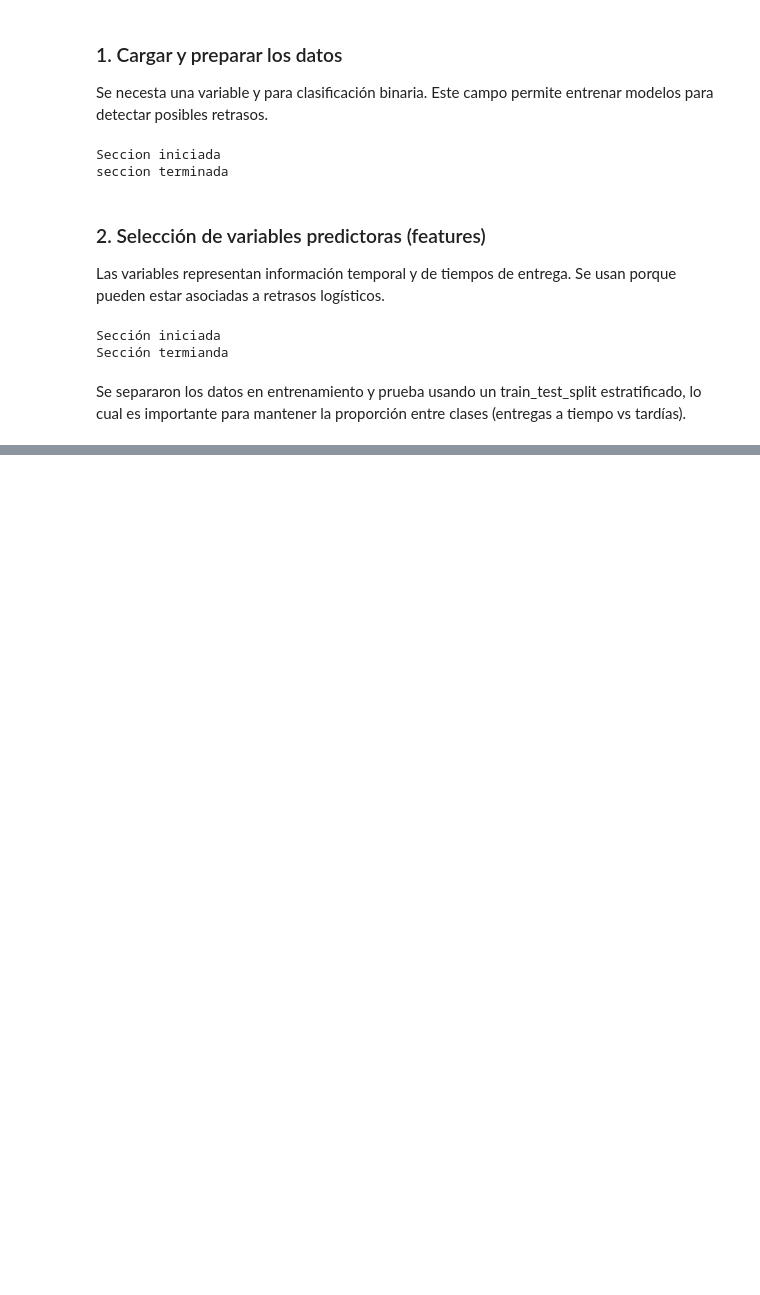
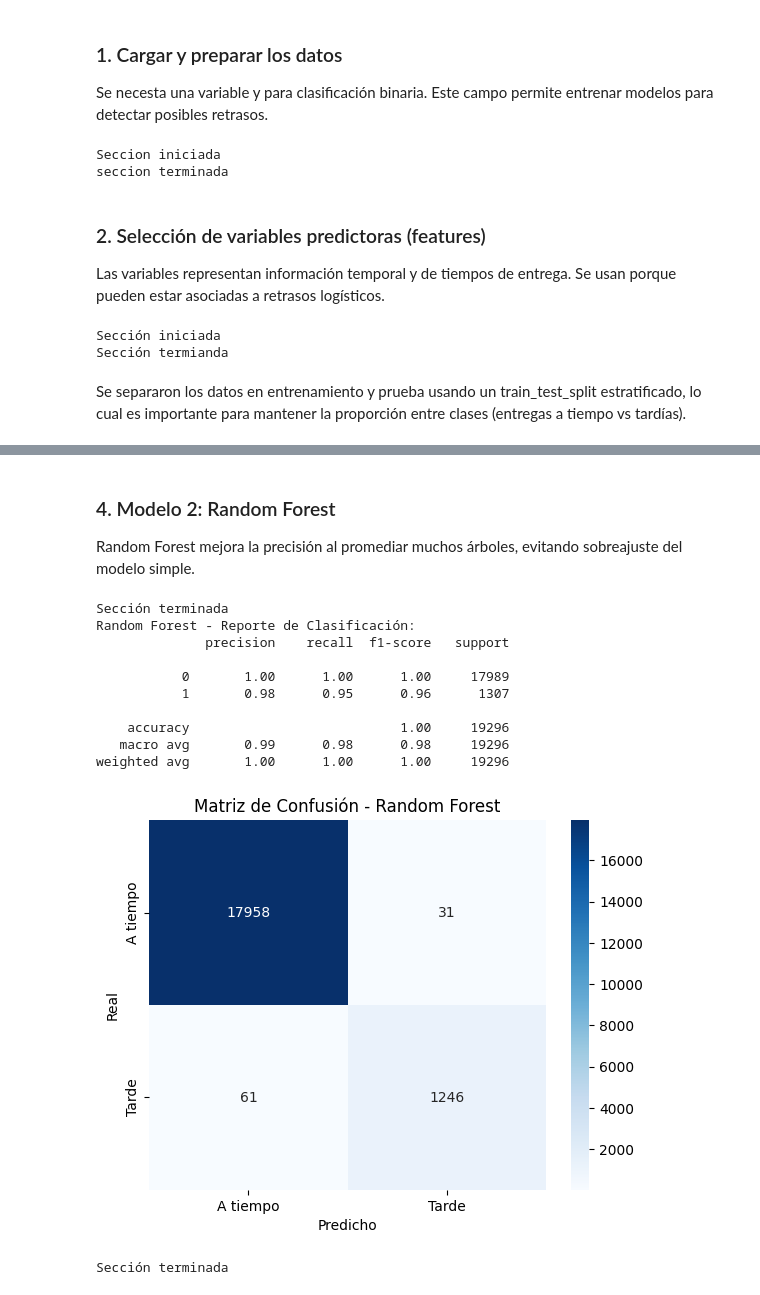
Before and after one commit to BrandonReyes0609/Proyecto3_MD, a Jupyter notebook: main.ipynb, the cells around one changed output, grey strips where cells are left out. Drawn from its saved outputs; the diff is of its cells as text; code cells hidden in the pictures; blank space fills up the shorter version.

```diff
--- a/main.ipynb
+++ b/main.ipynb
@@ -942,0 +984,36 @@ Se separaron los datos en entrenamiento y prueba usando un train_test_split estr
+# %% [markdown]
+### 4. Modelo 2: Random Forest
+
+Random Forest mejora la precisión al promediar muchos árboles, evitando sobreajuste del modelo simple.
+# %%
+print("Sección terminada")
+from sklearn.ensemble import RandomForestClassifier
+
+rf_model = RandomForestClassifier(n_estimators=100, random_state=42)
+rf_model.fit(X_train, y_train)
+
+y_pred_rf = rf_model.predict(X_test)
+
+print("Random Forest - Reporte de Clasificación:")
+print(classification_report(y_test, y_pred_rf))
+
+cm_rf = confusion_matrix(y_test, y_pred_rf)
+sns.heatmap(cm_rf, annot=True, fmt='d', cmap='Blues', xticklabels=["A tiempo", "Tarde"], yticklabels=["A tiempo", "Tarde"])
+plt.title("Matriz de Confusión - Random Forest")
+plt.xlabel("Predicho")
+plt.ylabel("Real")
+plt.show()
+print("Sección terminada")
+# %% [output]
+Sección terminada
+Random Forest - Reporte de Clasificación:
+              precision    recall  f1-score   support
+
+           0       1.00      1.00      1.00     17989
+           1       0.98      0.95      0.96      1307
+
+    accuracy                           1.00     19296
+   macro avg       0.99      0.98      0.98     19296
+weighted avg       1.00      1.00      1.00     19296
+[figure, added]
+Sección terminada
```
Also changed, not shown: parts of 6 cells of this notebook.
